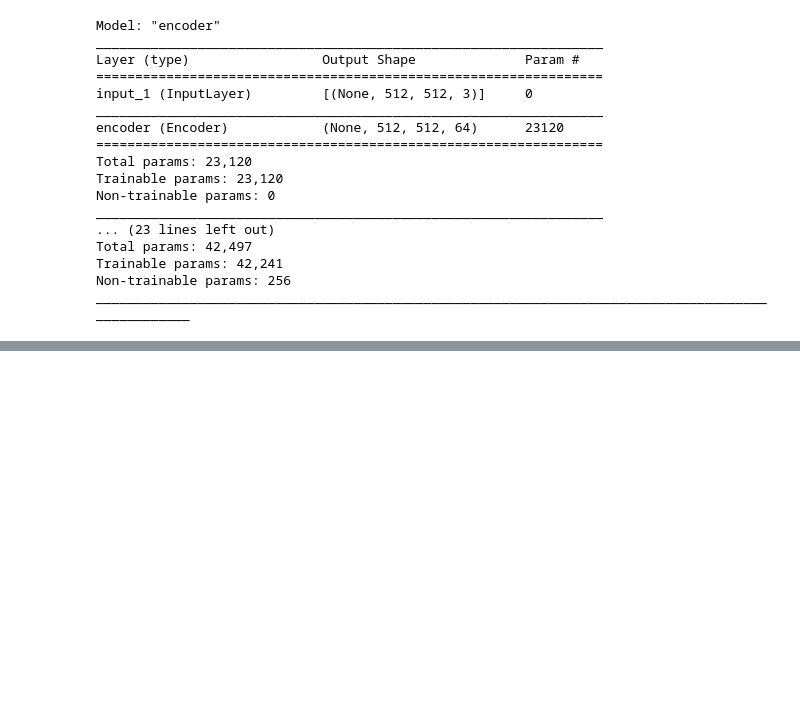
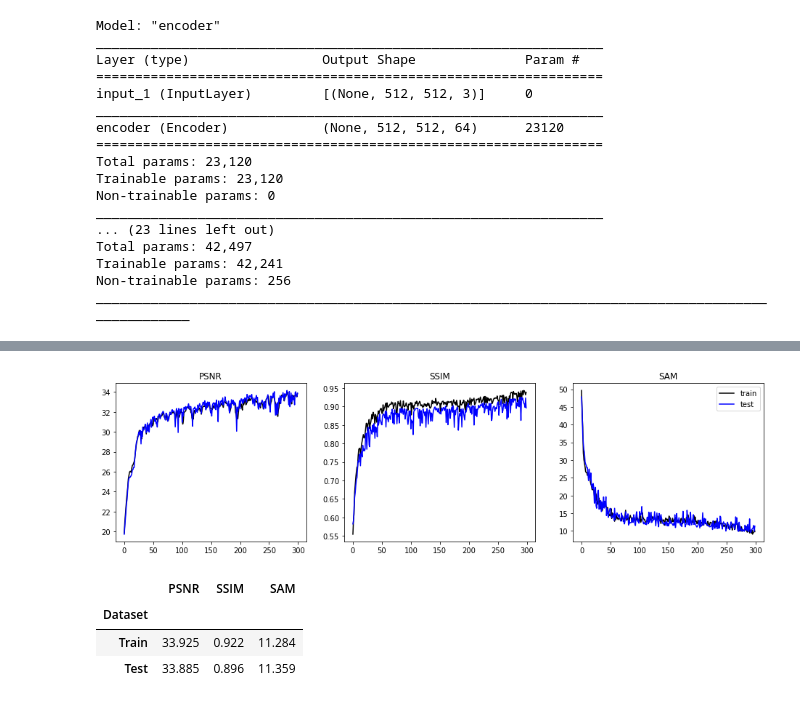
Before and after one commit to bemc22/spectral-gans, a Jupyter notebook: notebooks/GSDtrain.ipynb, the cells around one changed output, grey strips where cells are left out. Drawn from its saved outputs; the diff is of its cells as text; code cells hidden in the pictures; blank space fills up the shorter version.

```diff
--- a/notebooks/GSDtrain.ipynb
+++ b/notebooks/GSDtrain.ipynb
@@ -191,3 +234,46 @@ print(history.history.keys())
+# %%
+#@title Metrics Results
+
+fig, axs = plt.subplots(1, 3, figsize=(16,4))
+
+axs[0].set_title("PSNR")
+axs[0].plot(history.history["psnr"], label="train", c='k')
+axs[0].plot(history.history["val_psnr"], label="test", c='b')
+
+axs[1].set_title("SSIM")
+axs[1].plot(history.history["ssim"], label="train", c='k')
+axs[1].plot(history.history["val_ssim"], label="test", c='b')
+
+axs[2].set_title("SAM")
+axs[2].plot(history.history["SAM"], label="train", c='k')
+axs[2].plot(history.history["val_SAM"], label="test", c='b')
+axs[2].legend()
+
+plt.show()
+# %% [output]
+[figure, added]
+# %%
+#@title Final Results
+data = []
+
+metrics = model.evaluate(train_ds, verbose=0)[:3]
+metrics = [ round(a,3) for a in metrics]
+data.append(["Train"] + metrics)
+metrics = model.evaluate(test_ds, verbose=0)[:3]
+metrics = [ round(a,3) for a in metrics]
+data.append(["Test"] + metrics)
+
+import pandas as pd
+
+pd = pd.DataFrame(data=data, columns=["Dataset", "PSNR","SSIM", "SAM"])
+pd = pd.set_index("Dataset")
+
+pd.head()
+# %% [output]
+|  | PSNR | SSIM | SAM |
+| Dataset |  |  |  |
+| Train | 33.925 | 0.922 | 11.284 |
+| Test | 33.885 | 0.896 | 11.359 |
 # %%
 import cv2
 
```
Also changed, not shown: parts of 8 cells of this notebook, 1 other file.
